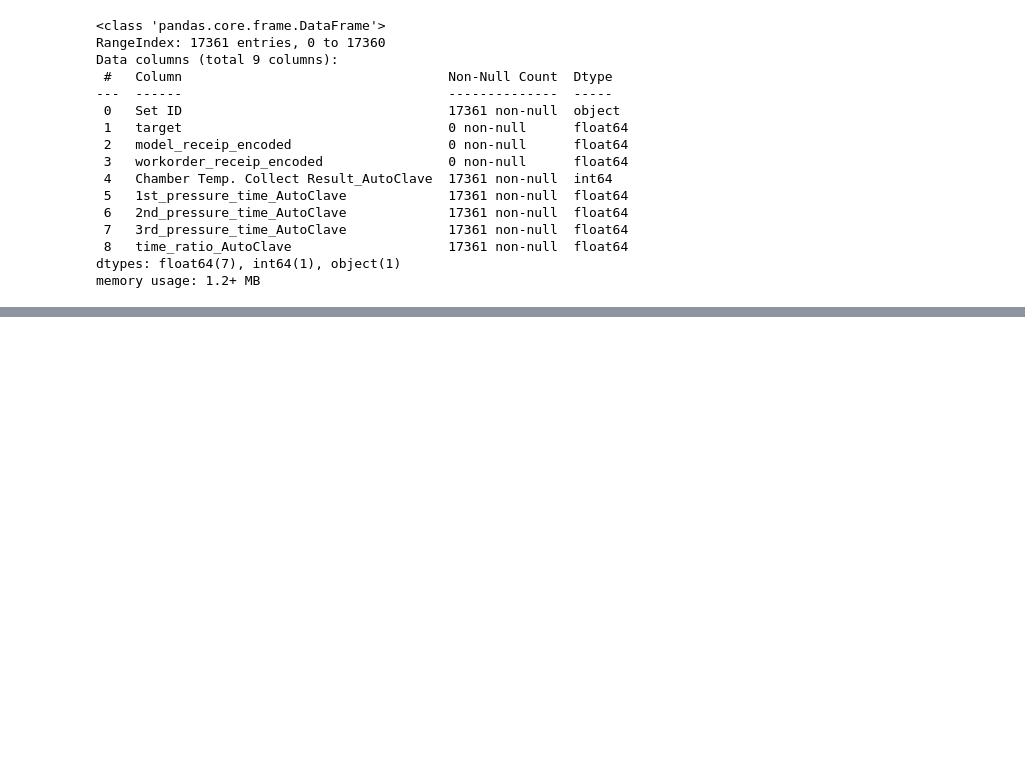
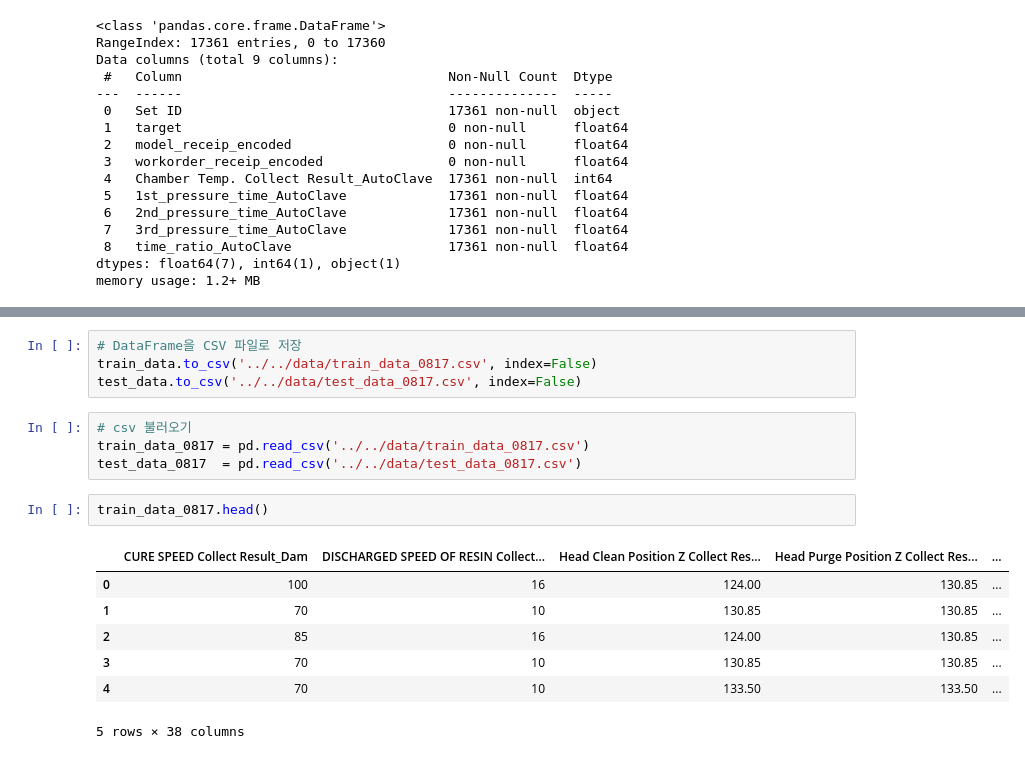
Before and after one commit to dyk9916/Lg_aimers5, a Jupyter notebook: code_log/junehong_code/xxxxxxxxx_preprocessing.ipynb, the cells around one changed output, grey strips where cells are left out. Drawn from its saved outputs; the diff is of its cells as text; blank space fills up the shorter version.

```diff
--- a/code_log/junehong_code/xxxxxxxxx_preprocessing.ipynb
+++ b/code_log/junehong_code/xxxxxxxxx_preprocessing.ipynb
@@ -1577,0 +1616,18 @@ plt.show()
+# %%
+# DataFrame을 CSV 파일로 저장
+train_data.to_csv('../../data/train_data_0817.csv', index=False)
+test_data.to_csv('../../data/test_data_0817.csv', index=False)
+# %%
+# csv 불러오기
+train_data_0817 = pd.read_csv('../../data/train_data_0817.csv')
+test_data_0817  = pd.read_csv('../../data/test_data_0817.csv')
+# %%
+train_data_0817.head()
+# %% [output]
+|  | CURE SPEED Collect Result_Dam | DISCHARGED SPEED OF RESIN Collect... | Head Clean Position Z Collect Res... | Head Purge Position Z Collect Res... | ... |
+| 0 | 100 | 16 | 124.00 | 130.85 | ... |
+| 1 | 70 | 10 | 130.85 | 130.85 | ... |
+| 2 | 85 | 16 | 124.00 | 130.85 | ... |
+| 3 | 70 | 10 | 130.85 | 130.85 | ... |
+| 4 | 70 | 10 | 133.50 | 133.50 | ... |
+5 rows × 38 columns
```
Also changed, not shown: parts of 3 cells of this notebook.
